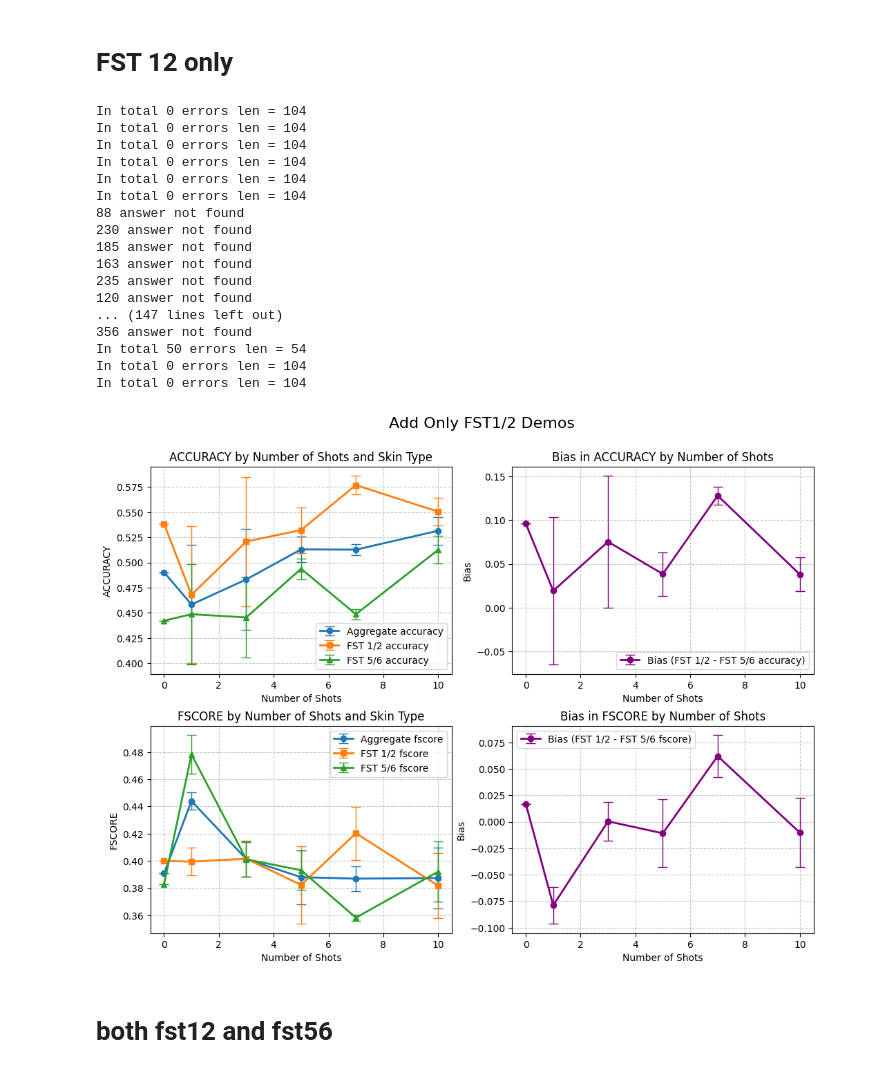
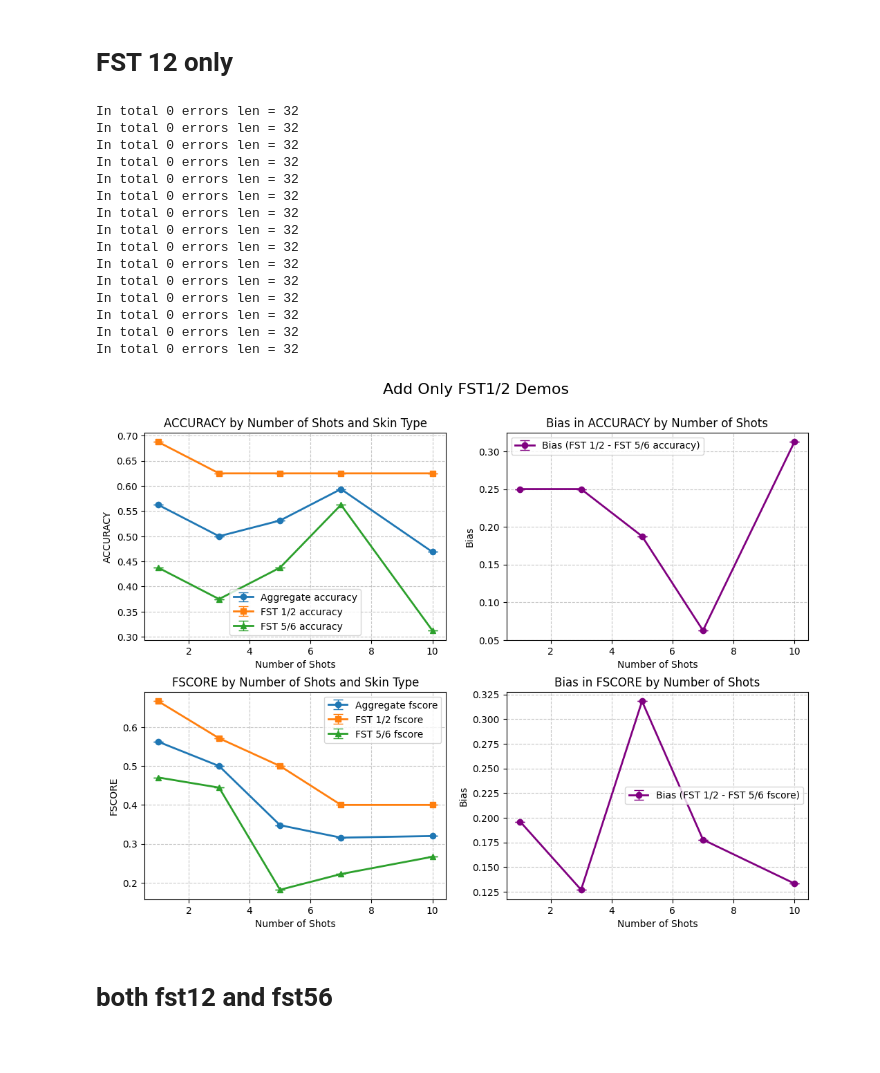
Before and after one commit to sonnetx/biasICL, a Jupyter notebook: DDI figures.ipynb, the cells around one changed output. Cells and saved outputs as stored; diff of their text form; code cells hidden in the pictures.

```diff
--- a/DDI figures.ipynb
+++ b/DDI figures.ipynb
@@ -36,7 +36,7 @@ def pickle_to_res(path):
     return results
 # %%
 # Count number of 56 and malignant in test_metadata.csv
-test_df = pd.read_csv('C:/Users/sonne/Documents/Github/biasICL/ddi_test_metadata.csv', index_col=0)
+test_df = pd.read_csv('C:/Users/sonne/Documents/Github/biasICL/ddi_test.csv', index_col=0)
 print(f'Number of 56 and malignant: {len(test_df[(test_df.skin_tone == 56) & (test_df.malignant)])}')
 print(f'Number of 12 and malignant: {len(test_df[(test_df.skin_tone == 12) & (test_df.malignant)])}')
 
@@ -50,6 +50,6 @@ Number of 12 and benign: 40
 # %%
 def res_to_vec(res):
-    test_df = pd.read_csv('C:/Users/sonne/Documents/Github/biasICL/ddi_test_metadata.csv', index_col=0)
+    test_df = pd.read_csv('C:/Users/sonne/Documents/Github/biasICL/ddi_test.csv', index_col=0)
     num_errors = 0
     labels, preds, race = [], [], []
     for i in test_df.itertuples():
@@ -492,49 +490,47 @@ plot_all_experiment_metrics(bulk_metrics, fst12_metrics, fst56_metrics, shots,
 # %% [markdown]
 # FST 12 only
 # %%
-exps_rep_1 = ["C:/Users/sonne/Downloads/claude0104/ddi_0_0_0_0_claude_50.pkl",
-              "C:/Users/sonne/Downloads/claude0104/ddi_3_1_0_0_claude_50.pkl",
-              "C:/Users/sonne/Downloads/claude0104/ddi_9_3_0_0_claude_50.pkl",
-              "C:/Users/sonne/Downloads/claude0104/ddi_15_5_0_0_claude_50.pkl",
-	      "C:/Users/sonne/Downloads/claude0104/ddi_21_7_0_0_claude_50.pkl",
-              "C:/Users/sonne/Downloads/claude0104/ddi_30_10_0_0_claude_50.pkl",
+exps_rep_1 = ["C:/Users/sonne/Downloads/claude0122/ddi_0_0_0_0_claude_50.pkl",
+              "C:/Users/sonne/Downloads/claude0122/ddi_3_1_0_0_claude_50.pkl",
+              "C:/Users/sonne/Downloads/claude0122/ddi_9_3_0_0_claude_50.pkl",
+              "C:/Users/sonne/Downloads/claude0122/ddi_15_5_0_0_claude_50.pkl",
+	      "C:/Users/sonne/Downloads/claude0122/ddi_21_7_0_0_claude_50.pkl",
+              "C:/Users/sonne/Downloads/claude0122/ddi_30_10_0_0_claude_50.pkl",
        ]
 
-exps_rep_2 = ["C:/Users/sonne/Downloads/claude0104/ddi_0_0_0_0_claude_50.pkl",
-              "C:/Users/sonne/Downloads/claude1217/ddi_3_1_0_0_claude_50.pkl",
-              "C:/Users/sonne/Downloads/claude1217/ddi_9_3_0_0_claude_50.pkl",
-              "C:/Users/sonne/Downloads/claude1217/ddi_15_5_0_0_claude_50.pkl",
-              "C:/Users/sonne/Downloads/claude1217/ddi_21_7_0_0_claude_50.pkl",
-              "C:/Users/sonne/Downloads/claude1217/ddi_30_10_0_0_claude_50.pkl",
+exps_rep_2 = ["C:/Users/sonne/Downloads/claude0122/ddi_0_0_0_0_claude_50.pkl",
+              "C:/Users/sonne/Downloads/claude0122/ddi_3_1_0_0_claude_50.pkl",
+              "C:/Users/sonne/Downloads/claude0122/ddi_9_3_0_0_claude_50.pkl",
+              "C:/Users/sonne/Downloads/claude0122/ddi_15_5_0_0_claude_50.pkl",
+              "C:/Users/sonne/Downloads/claude0122/ddi_21_7_0_0_claude_50.pkl",
+              "C:/Users/sonne/Downloads/claude0122/ddi_30_10_0_0_claude_50.pkl",
        ]
 
-exps_rep_3 = ["C:/Users/sonne/Downloads/claude0104/ddi_0_0_0_0_claude_50.pkl",
-              "C:/Users/sonne/Downloads/claude1131/ddi_3_1_0_0_claude_50.pkl",
-              "C:/Users/sonne/Downloads/claude1131/ddi_9_3_0_0_claude_50.pkl",
-              "C:/Users/sonne/Downloads/claude1131/ddi_15_5_0_0_claude_50.pkl",
-              "C:/Users/sonne/Downloads/claude1131/ddi_21_7_0_0_claude_50.pkl",
-              "C:/Users/sonne/Downloads/claude1131/ddi_30_10_0_0_claude_50.pkl",
+exps_rep_3 = ["C:/Users/sonne/Downloads/claude0122/ddi_0_0_0_0_claude_50.pkl",
+              "C:/Users/sonne/Downloads/claude0122/ddi_3_1_0_0_claude_50.pkl",
+              "C:/Users/sonne/Downloads/claude0122/ddi_9_3_0_0_claude_50.pkl",
+              "C:/Users/sonne/Downloads/claude0122/ddi_15_5_0_0_claude_50.pkl",
+              "C:/Users/sonne/Downloads/claude0122/ddi_21_7_0_0_claude_50.pkl",
+              "C:/Users/sonne/Downloads/claude0122/ddi_30_10_0_0_claude_50.pkl",
        ]
 exps_list = [exps_rep_1,exps_rep_2,exps_rep_3]
 # %%
 bulk_metrics, fst12_metrics, fst56_metrics = calculate_metrics_across_replicates(exps_list)
 # %% [output]
-In total 0 errors len = 104
-In total 0 errors len = 104
-In total 0 errors len = 104
-In total 0 errors len = 104
-In total 0 errors len = 104
-In total 0 errors len = 104
-88 answer not found
-230 answer not found
-185 answer not found
-163 answer not found
-235 answer not found
-120 answer not found
-... (147 lines left out)
-356 answer not found
-In total 50 errors len = 54
-In total 0 errors len = 104
-In total 0 errors len = 104
+In total 0 errors len = 32
+In total 0 errors len = 32
+In total 0 errors len = 32
+In total 0 errors len = 32
+In total 0 errors len = 32
+In total 0 errors len = 32
+In total 0 errors len = 32
+In total 0 errors len = 32
+In total 0 errors len = 32
+In total 0 errors len = 32
+In total 0 errors len = 32
+In total 0 errors len = 32
+In total 0 errors len = 32
+In total 0 errors len = 32
+In total 0 errors len = 32
 # %%
 # Plot with confidence intervals
@@ -545,12 +541,12 @@ shots = [0, 4, 20, 40, 80, 120]
 # %%
 # Plot with confidence intervals
 # shots = [0, 4, 20, 40, 80, 120]
-shots = [0, 1, 3, 5, 7, 10]
+shots = [1, 3, 5, 7, 10]
 plot_all_experiment_metrics(bulk_metrics, fst12_metrics, fst56_metrics, shots,
                           "Add Only FST1/2 Demos",
                           use_error_bars=True)
 # %% [output]
-[figure, old version]
+[figure, new version]
 # %% [markdown]
 # both fst12 and fst56
 # %%
```
Also changed, not shown: parts of 11 cells of this notebook, 10 other files.
